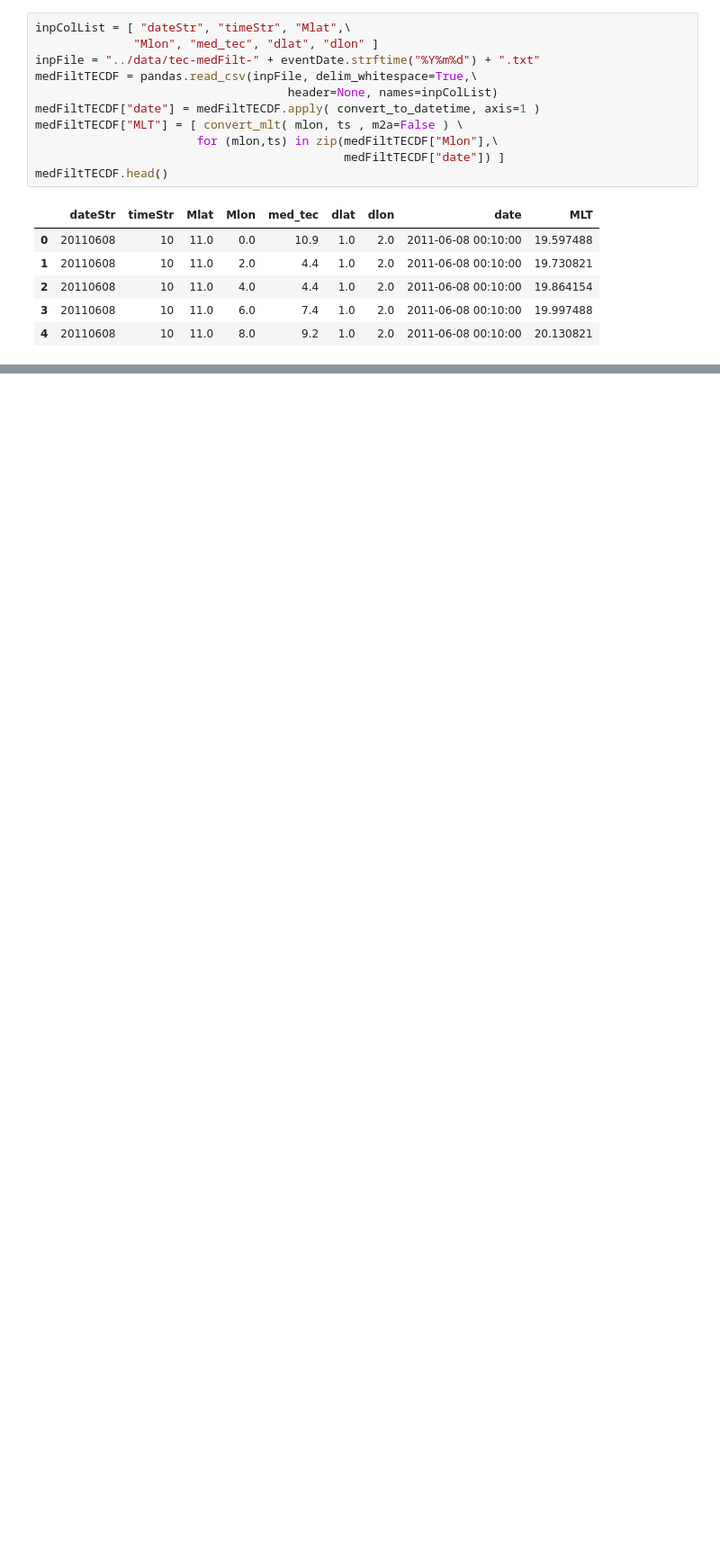
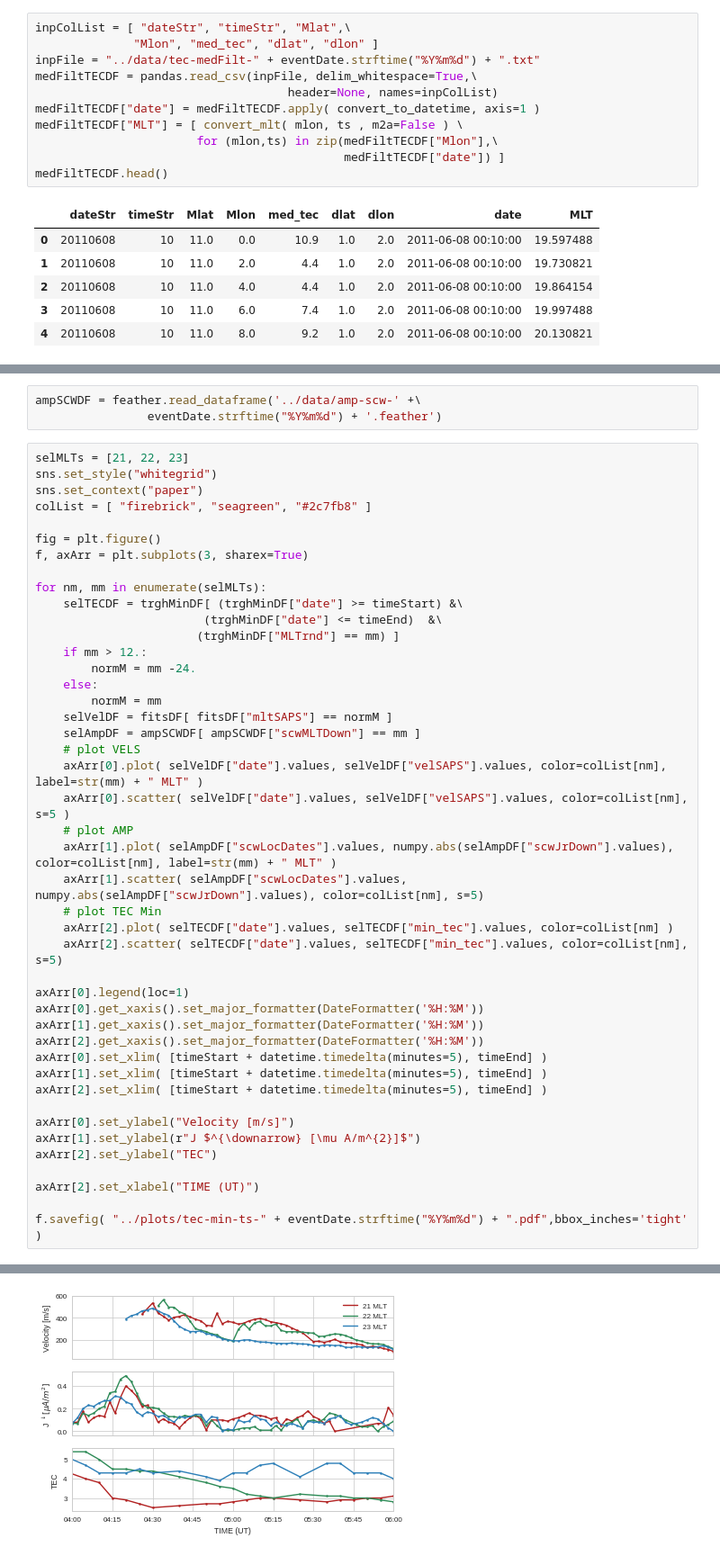
Before and after one commit to bharatreddy/scwsaps, a Jupyter notebook: ipy/tec_scw_20110608.ipynb, the cells around one changed output, grey strips where cells are left out. Shown at 90% size. Cells and saved outputs as stored; diff of their text form; blank space fills up the shorter version.

```diff
--- a/ipy/tec_scw_20110608.ipynb
+++ b/ipy/tec_scw_20110608.ipynb
@@ -216,0 +292,48 @@ xx.plot( x="Mlat", y="med_tec", kind="scatter" )
+# %%
+ampSCWDF = feather.read_dataframe('../data/amp-scw-' +\
+                eventDate.strftime("%Y%m%d") + '.feather')
+# %%
+selMLTs = [21, 22, 23]
+sns.set_style("whitegrid")
+sns.set_context("paper")
+colList = [ "firebrick", "seagreen", "#2c7fb8" ]
+
+fig = plt.figure()
+f, axArr = plt.subplots(3, sharex=True)
+
+for nm, mm in enumerate(selMLTs):
+    selTECDF = trghMinDF[ (trghMinDF["date"] >= timeStart) &\
+                        (trghMinDF["date"] <= timeEnd)  &\
+                       (trghMinDF["MLTrnd"] == mm) ]
+    if mm > 12.:
+        normM = mm -24.
+    else:
+        normM = mm
+    selVelDF = fitsDF[ fitsDF["mltSAPS"] == normM ]
+    selAmpDF = ampSCWDF[ ampSCWDF["scwMLTDown"] == mm ]
+    # plot VELS
+    axArr[0].plot( selVelDF["date"].values, selVelDF["velSAPS"].values, color=colList[nm], label=str(mm) + " MLT" )
+    axArr[0].scatter( selVelDF["date"].values, selVelDF["velSAPS"].values, color=colList[nm], s=5 )
+    # plot AMP
+    axArr[1].plot( selAmpDF["scwLocDates"].values, numpy.abs(selAmpDF["scwJrDown"].values), color=colList[nm], label=str(mm) + " MLT" )
+    axArr[1].scatter( selAmpDF["scwLocDates"].values, numpy.abs(selAmpDF["scwJrDown"].values), color=colList[nm], s=5)
+    # plot TEC Min
+    axArr[2].plot( selTECDF["date"].values, selTECDF["min_tec"].values, color=colList[nm] )
+    axArr[2].scatter( selTECDF["date"].values, selTECDF["min_tec"].values, color=colList[nm], s=5)
+
+axArr[0].legend(loc=1)
+axArr[0].get_xaxis().set_major_formatter(DateFormatter('%H:%M'))
+axArr[1].get_xaxis().set_major_formatter(DateFormatter('%H:%M'))
+axArr[2].get_xaxis().set_major_formatter(DateFormatter('%H:%M'))
+axArr[0].set_xlim( [timeStart + datetime.timedelta(minutes=5), timeEnd] )
+axArr[1].set_xlim( [timeStart + datetime.timedelta(minutes=5), timeEnd] )
+axArr[2].set_xlim( [timeStart + datetime.timedelta(minutes=5), timeEnd] )
+
+axArr[0].set_ylabel("Velocity [m/s]")
+axArr[1].set_ylabel(r"J $^{\downarrow} [\mu A/m^{2}]$")
+axArr[2].set_ylabel("TEC")
+
+axArr[2].set_xlabel("TIME (UT)")
+
+f.savefig( "../plots/tec-min-ts-" + eventDate.strftime("%Y%m%d") + ".pdf",bbox_inches='tight' )
+# %% [output]
@@ -216,0 +341 @@ xx.plot( x="Mlat", y="med_tec", kind="scatter" )
+[figure, added]
```
Also changed, not shown: parts of 10 cells of this notebook, 6 other files.
